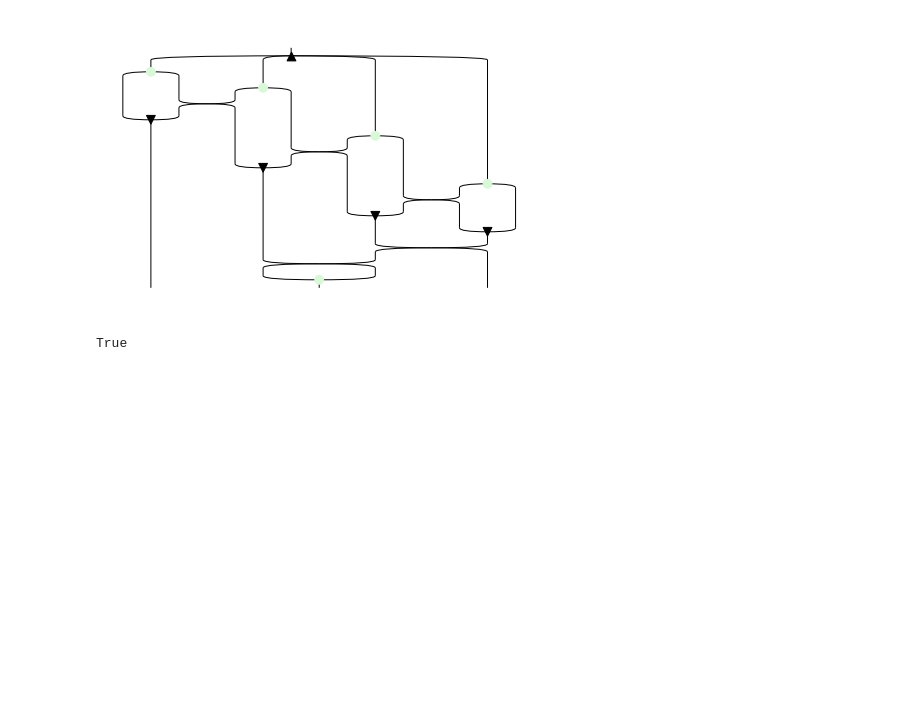
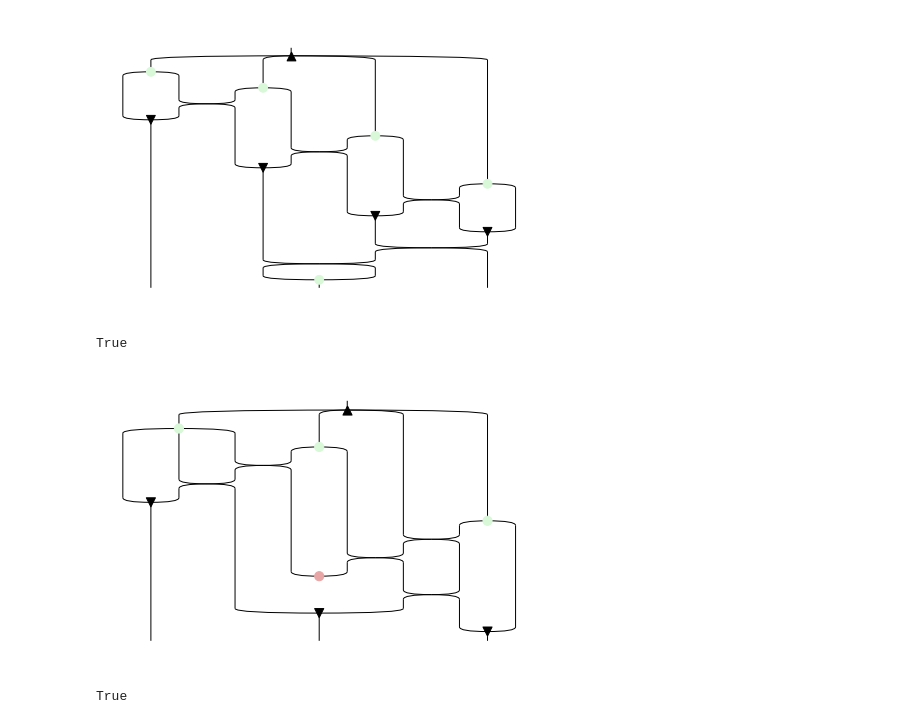
Before and after one commit to edwinagnew/zxw-diagrams, a Jupyter notebook: compound_spiders.ipynb, the cells around one changed output. Cells and saved outputs as stored; diff of their text form; code cells hidden in the pictures; blank space fills up the shorter version.

Commit message:
final form;

```diff
--- a/compound_spiders.ipynb
+++ b/compound_spiders.ipynb
@@ -52,3 +52,10 @@ eq(y, y2)
 # %% [output]
 [figure]
 True
+# %%
+y3 = W(4) >> Z(1, 3) @ Z(1, 2) @ Id(1) @ Z(1, 2) >> Id(2) @ Swap @ Id(1) @ Swap @ Id(1) >> Id(4) @ Swap @ Id(2) >> Id(1) @ Swap @ X(2, 0) @ Swap @ Id(1) >> W(2, False) @ W(2, False) @ W(2, False)
+y3.normal_form().draw()
+eq(y, y3)
+# %% [output]
+[figure, added]
+True
```
Also changed, not shown: parts of 1 cell of this notebook.
